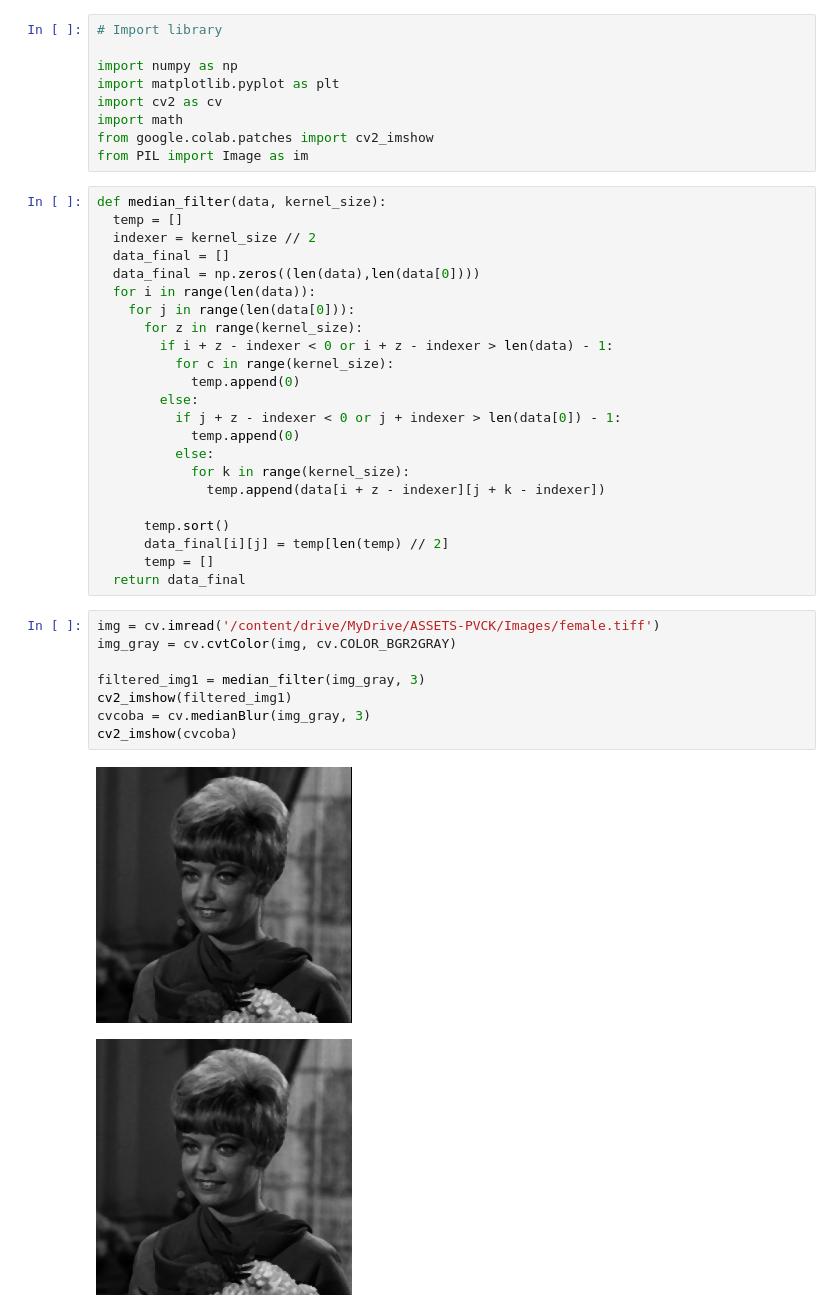
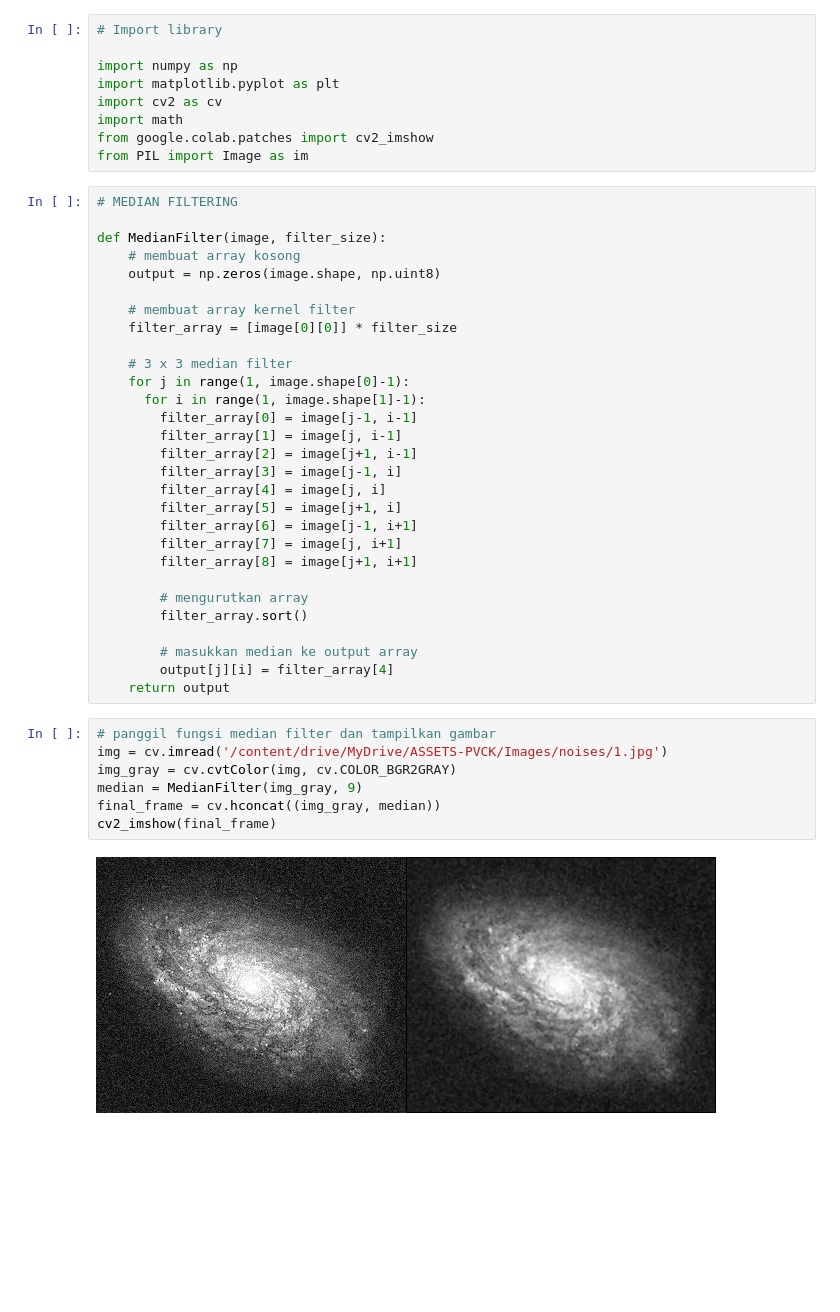
Before and after one commit to irbaadika/PCVK_Genap_2023, a Jupyter notebook: UTS.ipynb, the cells around one changed output. Drawn from its saved outputs; the diff is of its cells as text; blank space fills up the shorter version.

```diff
--- a/UTS.ipynb
+++ b/UTS.ipynb
@@ -17,37 +17,41 @@ import cv2 as cv
 import math
 from google.colab.patches import cv2_imshow
 from PIL import Image as im
-# %%
-def median_filter(data, kernel_size):
-  temp = []
-  indexer = kernel_size // 2
-  data_final = []
-  data_final = np.zeros((len(data),len(data[0])))
-  for i in range(len(data)):
-    for j in range(len(data[0])):
-      for z in range(kernel_size):
-        if i + z - indexer < 0 or i + z - indexer > len(data) - 1:
-          for c in range(kernel_size):
-            temp.append(0)
-        else:
-          if j + z - indexer < 0 or j + indexer > len(data[0]) - 1:
-            temp.append(0)
-          else:
-            for k in range(kernel_size):
-              temp.append(data[i + z - indexer][j + k - indexer])
-
-      temp.sort()
-      data_final[i][j] = temp[len(temp) // 2]
-      temp = []
-  return data_final
+# %%
+# MEDIAN FILTERING
+
+def MedianFilter(image, filter_size):
+    # membuat array kosong
+    output = np.zeros(image.shape, np.uint8)
+
+    # membuat array kernel filter
+    filter_array = [image[0][0]] * filter_size
+
+    # 3 x 3 median filter
+    for j in range(1, image.shape[0]-1):
+      for i in range(1, image.shape[1]-1):
+        filter_array[0] = image[j-1, i-1]
+        filter_array[1] = image[j, i-1]
+        filter_array[2] = image[j+1, i-1]
+        filter_array[3] = image[j-1, i]
+        filter_array[4] = image[j, i]
+        filter_array[5] = image[j+1, i]
+        filter_array[6] = image[j-1, i+1]
+        filter_array[7] = image[j, i+1]
+        filter_array[8] = image[j+1, i+1]
+
+        # mengurutkan array
+        filter_array.sort()
+
+        # masukkan median ke output array
+        output[j][i] = filter_array[4]
+    return output
 # %%
-img = cv.imread('/content/drive/MyDrive/ASSETS-PVCK/Images/female.tiff')
+# panggil fungsi median filter dan tampilkan gambar
+img = cv.imread('/content/drive/MyDrive/ASSETS-PVCK/Images/noises/1.jpg')
 img_gray = cv.cvtColor(img, cv.COLOR_BGR2GRAY)
-
-filtered_img1 = median_filter(img_gray, 3)
-cv2_imshow(filtered_img1)
-cvcoba = cv.medianBlur(img_gray, 3)
-cv2_imshow(cvcoba)
+median = MedianFilter(img_gray, 9)
+final_frame = cv.hconcat((img_gray, median))
+cv2_imshow(final_frame)
 # %% [output]
-[figure, old version]
+[figure, new version]
-[figure, removed]
```
Also changed, not shown: parts of 7 cells of this notebook.
